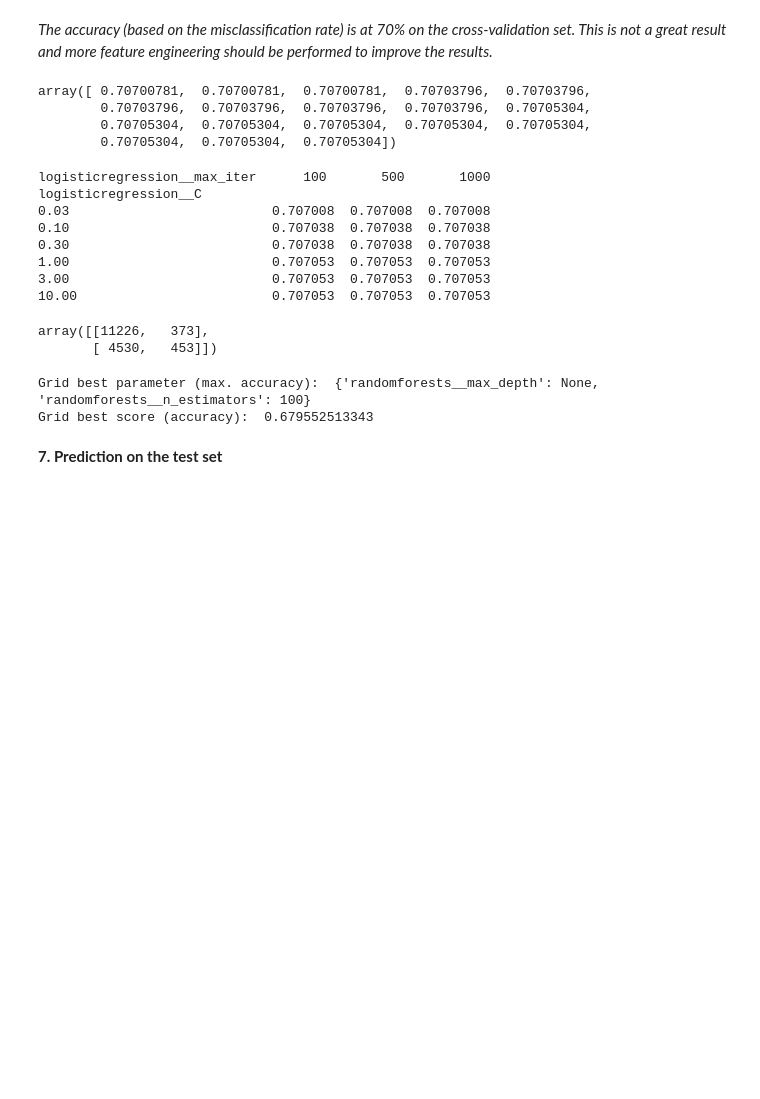
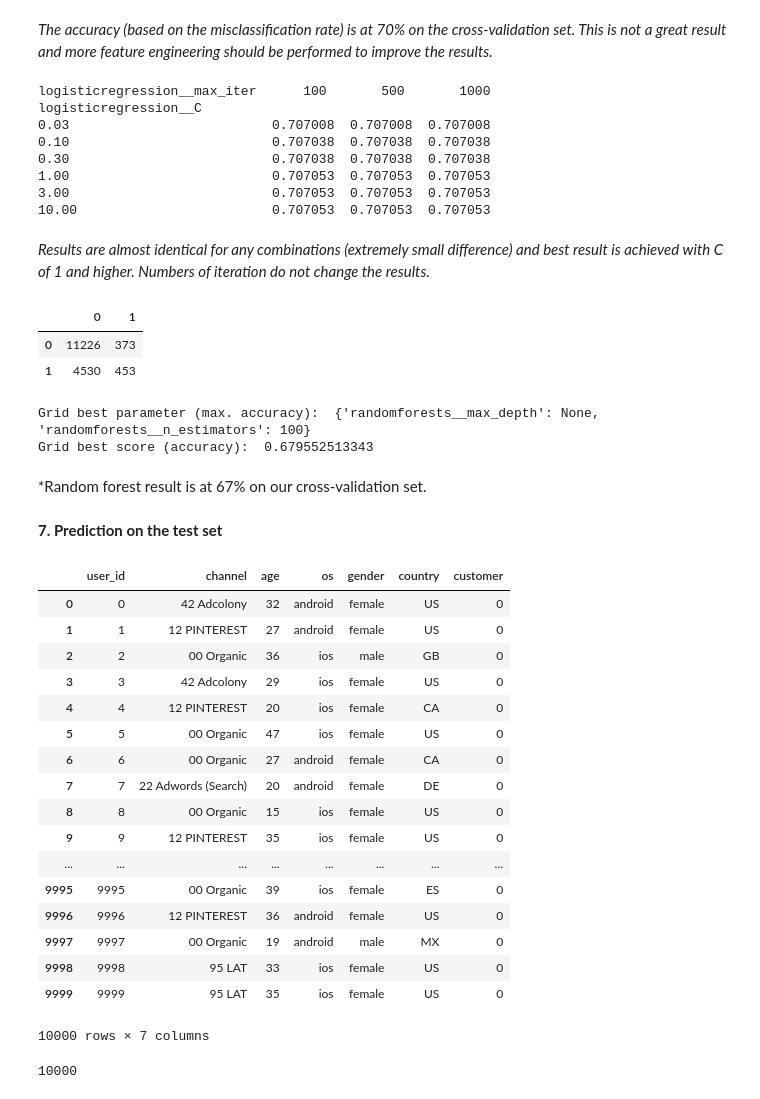
Before and after one commit to Charles1104/8fit, a Jupyter notebook: charles_verleyen_analysis_predictions.ipynb, the cells around one changed output. Saved outputs shown, nothing was run; the diff lists cells and outputs as text; code cells hidden in the pictures; blank space fills up the shorter version.

Commit message:
rearranged the file structure, decreased image size, fine-tune comments and save the predictions into a csv file

```diff
--- a/charles_verleyen_analysis_predictions.ipynb
+++ b/charles_verleyen_analysis_predictions.ipynb
@@ -281,13 +283,6 @@ Grid best parameter (max. accuracy):  {'logisticregression__C': 1, 'logisticregr
 Grid best score (accuracy):  0.70705304104
 # %% [markdown]
 *The accuracy (based on the misclassification rate) is at 70% on the cross-validation set. This is not a great result and more feature engineering should be performed to improve the results.*
-# %%
-grid_clf_acc.cv_results_['mean_test_score']#["mean_test_score"]
-# %% [output]
-array([ 0.70700781,  0.70700781,  0.70700781,  0.70703796,  0.70703796,
-        0.70703796,  0.70703796,  0.70703796,  0.70703796,  0.70705304,
-        0.70705304,  0.70705304,  0.70705304,  0.70705304,  0.70705304,
-        0.70705304,  0.70705304,  0.70705304])
 # %%
 def performance(results, param1, param2):
     param1_vals = list(results.cv_results_['param_' + str(param1)])
@@ -311,11 +304,14 @@ logisticregression__C
 1.00                          0.707053  0.707053  0.707053
 3.00                          0.707053  0.707053  0.707053
 10.00                         0.707053  0.707053  0.707053
+# %% [markdown]
+*Results are almost identical for any combinations (extremely small difference) and best result is achieved with C of 1 and higher. Numbers of iteration do not change the results.*
 # %%
-confusion_matrix(cv_y, y_pred)
+pd.DataFrame(confusion_matrix(cv_y, y_pred))
 # %% [output]
-array([[11226,   373],
-       [ 4530,   453]])
+|  | 0 | 1 |
+| 0 | 11226 | 373 |
+| 1 | 4530 | 453 |
 # %%
 #Random Forest
 
@@ -338,11 +334,40 @@ print('Grid best score (accuracy): ', grid_clf_acc.best_score_)
 # %% [output]
 Grid best parameter (max. accuracy):  {'randomforests__max_depth': None, 'randomforests__n_estimators': 100}
 Grid best score (accuracy):  0.679552513343
+# %% [markdown]
+*Random forest result is at 67% on our cross-validation set.
 # %% [markdown]
 **7\. Prediction on the test set**
 # %%
-df_test_set = pd.read_csv("test_data.csv.csv_fixed")
+df_test_set = pd.read_csv("data/test_data.csv.csv_fixed")
 # %%
-df_test_x, df_test_y = dfcleaning(df_test_set)
+df_test_x = cleaning(df_test_set)
 # %%
-predict_y = clf.predict(df_x)
+predict_y = grid_clf_acc.predict(df_test_x)
+# %%
+df_test_set["customer"] = predict_y
+# %%
+df_test_set.to_csv(charles_verleyen_predictions.csv)
+# %% [output]
+|  | user_id | channel | age | os | gender | country | customer |
+| 0 | 0 | 42 Adcolony | 32 | android | female | US | 0 |
+| 1 | 1 | 12 PINTEREST | 27 | android | female | US | 0 |
+| 2 | 2 | 00 Organic | 36 | ios | male | GB | 0 |
+| 3 | 3 | 42 Adcolony | 29 | ios | female | US | 0 |
+| 4 | 4 | 12 PINTEREST | 20 | ios | female | CA | 0 |
+| 5 | 5 | 00 Organic | 47 | ios | female | US | 0 |
+| 6 | 6 | 00 Organic | 27 | android | female | CA | 0 |
+| 7 | 7 | 22 Adwords (Search) | 20 | android | female | DE | 0 |
+| 8 | 8 | 00 Organic | 15 | ios | female | US | 0 |
+| 9 | 9 | 12 PINTEREST | 35 | ios | female | US | 0 |
+| ... | ... | ... | ... | ... | ... | ... | ... |
+| 9995 | 9995 | 00 Organic | 39 | ios | female | ES | 0 |
+| 9996 | 9996 | 12 PINTEREST | 36 | android | female | US | 0 |
+| 9997 | 9997 | 00 Organic | 19 | android | male | MX | 0 |
+| 9998 | 9998 | 95 LAT | 33 | ios | female | US | 0 |
+| 9999 | 9999 | 95 LAT | 35 | ios | female | US | 0 |
+10000 rows × 7 columns
+# %%
+len(predict_y)
+# %% [output]
+10000
```
Also changed, not shown: parts of 3 cells of this notebook, 6 other files.
